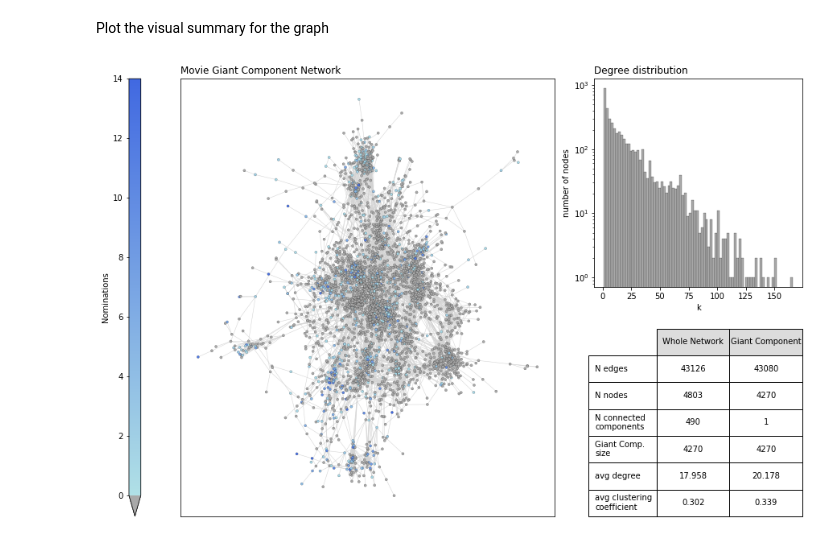
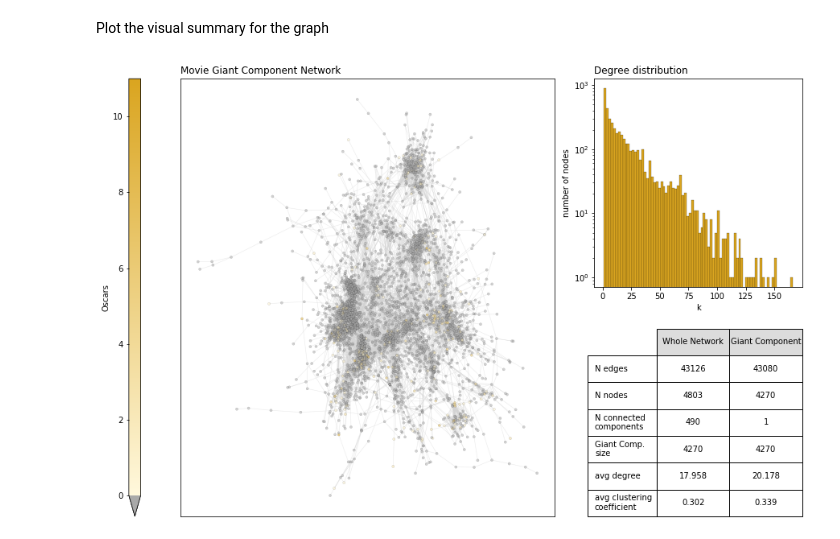
Before and after one commit to antoine-spahr/NTDS, a Jupyter notebook: Project/Graph_exploration.ipynb, the cells around one changed output. Cells and saved outputs as stored; diff of their text form; code cells hidden in the pictures.

```diff
--- a/Project/Graph_exploration.ipynb
+++ b/Project/Graph_exploration.ipynb
@@ -70,6 +70,8 @@ def graph_summary(G):
           f'--> average degree : {avg_degree:.0f}\n', \
           f'--> connected compoenent : {n_connect_comp}\n', \
           f'--> average clustering coeeficient : {avg_cluster_coef:.3f}')
+# %%
+A = np.where(A < 0.25, 0, A)
 # %%
 G=nx.from_numpy_matrix(A)
 graph_summary(G)
@@ -127,8 +129,8 @@ gs = plt.GridSpec(2, 3, wspace=0.2, hspace=0.1, width_ratios=[0.02, 0.63, 0.35],
 title_fs = 12
 
 # Network visualization
-atr = 'Nominations'
-cmap = matplotlib.colors.LinearSegmentedColormap.from_list('node_cmap', ['powderblue', 'royalblue'])
+atr = 'Oscars'
+cmap = matplotlib.colors.LinearSegmentedColormap.from_list('node_cmap', ['cornsilk', 'goldenrod'])
 cmap.set_under(color='darkgray')
 ax_net = fig.add_subplot(gs[:,1])
 nx.draw_networkx(the_graph, pos, ax=ax_net, \
@@ -146,32 +148,32 @@ ax_net.set_title('Movie Giant Component Network', loc='left', fontsize=title_fs)
 # colorbar
 color_ax = fig.add_subplot(gs[:,0])
 nrm = matplotlib.colors.Normalize(vmin=nodes_attributes_df[atr].min(), vmax=nodes_attributes_df[atr].max())
 fig.colorbar(matplotlib.cm.ScalarMappable(norm=nrm, cmap=cmap),\
                     cax=color_ax, extend='min')
 color_ax.yaxis.set_ticks_position('left')
 color_ax.yaxis.set_label_position('left')
 color_ax.set_ylabel(atr)
 
 # degree distribution
 ax_deg = fig.add_subplot(gs[0,2])
 degrees = dict(the_graph.degree()).values()
 
-ax_deg.hist(degrees, color='darkgray', bins=80, linewidth=0.2, edgecolor='black', log=True)
+ax_deg.hist(degrees, color='goldenrod', bins=80, linewidth=0.2, edgecolor='black', log=True)
 ax_deg.set_title('Degree distribution', loc='left', fontsize=title_fs)
 ax_deg.set_xlabel('k')
 ax_deg.set_ylabel('number of nodes')
 
 # table info
 ax_table = fig.add_subplot(gs[1,2])
 ax_table.set_axis_off()
 table = ax_table.table(cellText=data, rowLabels=labels, cellLoc='center', \
                                      colColours=['gainsboro'] * len(labels), colLabels=['Whole Network', network_name], loc='center', \
                                      bbox=[0.3, 0, 0.7, 0.9])
 table.auto_set_font_size(False)
 table.set_fontsize(10)
 table.scale(1,1)
 
 fig.savefig('Figures/network_summary.png', dpi=200, bbox_inches='tight')
 plt.show()
 # %% [output]
-[figure, old version]
+[figure, new version]
```
Also changed, not shown: 1 other file.
